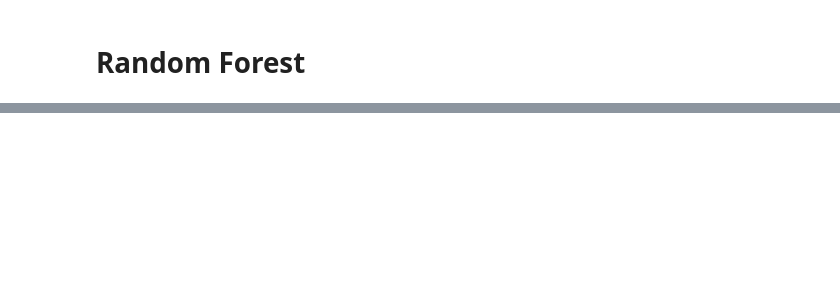
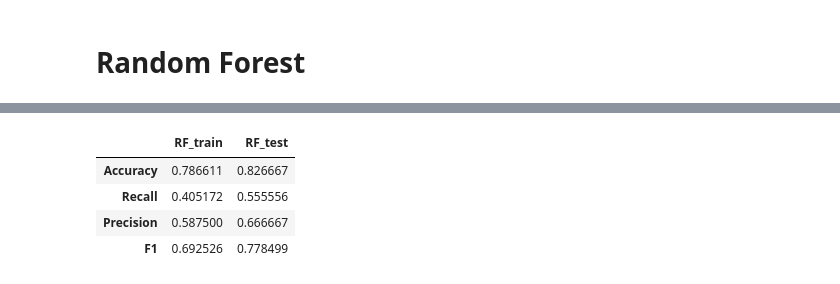
Before and after one commit to veyselaytekin1/exercises, a Jupyter notebook: machine_learning/Dojo-Projects/bloodTransfusion.ipynb, the cells around one changed output, grey strips where cells are left out. Saved outputs shown, nothing was run; the diff lists cells and outputs as text; code cells hidden in the pictures; blank space fills up the shorter version.

```diff
--- a/machine_learning/Dojo-Projects/bloodTransfusion.ipynb
+++ b/machine_learning/Dojo-Projects/bloodTransfusion.ipynb
@@ -1406,0 +1533,14 @@ print(f'Best score: {study.best_value:.2f}')
+# %%
+rf_acc = fonks.get_acc_score(y_test, rf_pred)
+rf_f1 = fonks.get_f1_score(y_test, rf_pred)
+rf_recall = fonks.get_recall(y_test, rf_pred)
+rf_rocauc = fonks.get_roc_auc(y_test, rf_pred)
+
+rf_df = fonks.train_test_df(y_train, rf_train_pred, y_test, rf_pred, 'RF')
+rf_df
+# %% [output]
+|  | RF_train | RF_test |
+| Accuracy | 0.786611 | 0.826667 |
+| Recall | 0.405172 | 0.555556 |
+| Precision | 0.587500 | 0.666667 |
+| F1 | 0.692526 | 0.778499 |
```
Also changed, not shown: parts of 13 cells of this notebook.
